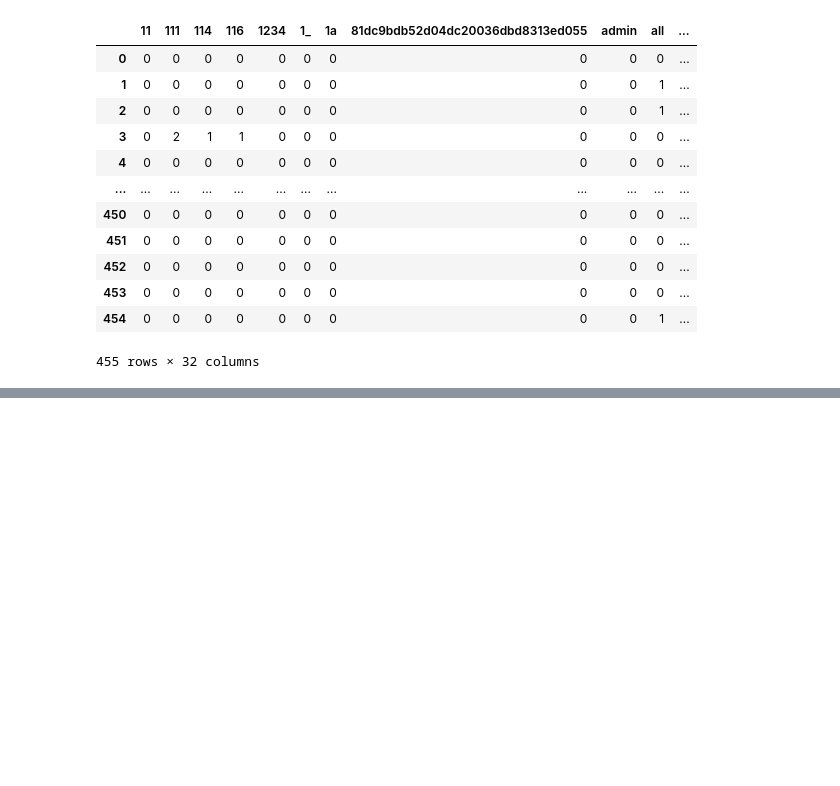
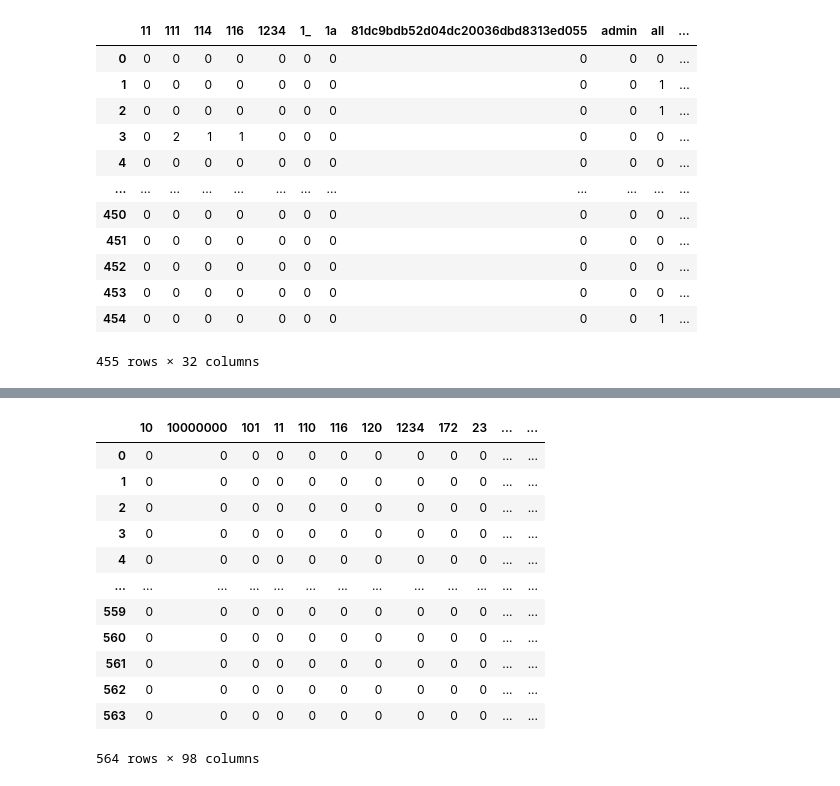
Before and after one commit to muchiking/IDS, a Jupyter notebook: IDS.ipynb, the cells around one changed output, grey strips where cells are left out. Saved outputs shown, nothing was run; the diff lists cells and outputs as text; code cells hidden in the pictures; blank space fills up the shorter version.

```diff
--- a/IDS.ipynb
+++ b/IDS.ipynb
@@ -75,3 +76,6 @@ table_MD
 | 453 | 0 | 0 | 0 | 0 | 0 | 0 | 0 | 0 | 0 | 0 | ... |
 | 454 | 0 | 0 | 0 | 0 | 0 | 0 | 0 | 0 | 0 | 1 | ... |
 455 rows × 32 columns
+# %%
+df_HG = [row['Query'] for index,row in df.iterrows() if row['Label'] == 'HG']
+df_HG
@@ -77,0 +100,20 @@ table_MD
+# %%
+# vec = CountVectorizer()
+arr2=vec.fit_transform(df_HG)
+# %%
+table_HG=pd.DataFrame(arr2.toarray(), columns=vec.get_feature_names())
+table_HG
+# %% [output]
+|  | 10 | 10000000 | 101 | 11 | 110 | 116 | 120 | 1234 | 172 | 23 | ... | ... |
+| 0 | 0 | 0 | 0 | 0 | 0 | 0 | 0 | 0 | 0 | 0 | ... | ... |
+| 1 | 0 | 0 | 0 | 0 | 0 | 0 | 0 | 0 | 0 | 0 | ... | ... |
+| 2 | 0 | 0 | 0 | 0 | 0 | 0 | 0 | 0 | 0 | 0 | ... | ... |
+| 3 | 0 | 0 | 0 | 0 | 0 | 0 | 0 | 0 | 0 | 0 | ... | ... |
+| 4 | 0 | 0 | 0 | 0 | 0 | 0 | 0 | 0 | 0 | 0 | ... | ... |
+| ... | ... | ... | ... | ... | ... | ... | ... | ... | ... | ... | ... | ... |
+| 559 | 0 | 0 | 0 | 0 | 0 | 0 | 0 | 0 | 0 | 0 | ... | ... |
+| 560 | 0 | 0 | 0 | 0 | 0 | 0 | 0 | 0 | 0 | 0 | ... | ... |
+| 561 | 0 | 0 | 0 | 0 | 0 | 0 | 0 | 0 | 0 | 0 | ... | ... |
+| 562 | 0 | 0 | 0 | 0 | 0 | 0 | 0 | 0 | 0 | 0 | ... | ... |
+| 563 | 0 | 0 | 0 | 0 | 0 | 0 | 0 | 0 | 0 | 0 | ... | ... |
+564 rows × 98 columns
```
Also changed, not shown: parts of 9 cells of this notebook.
